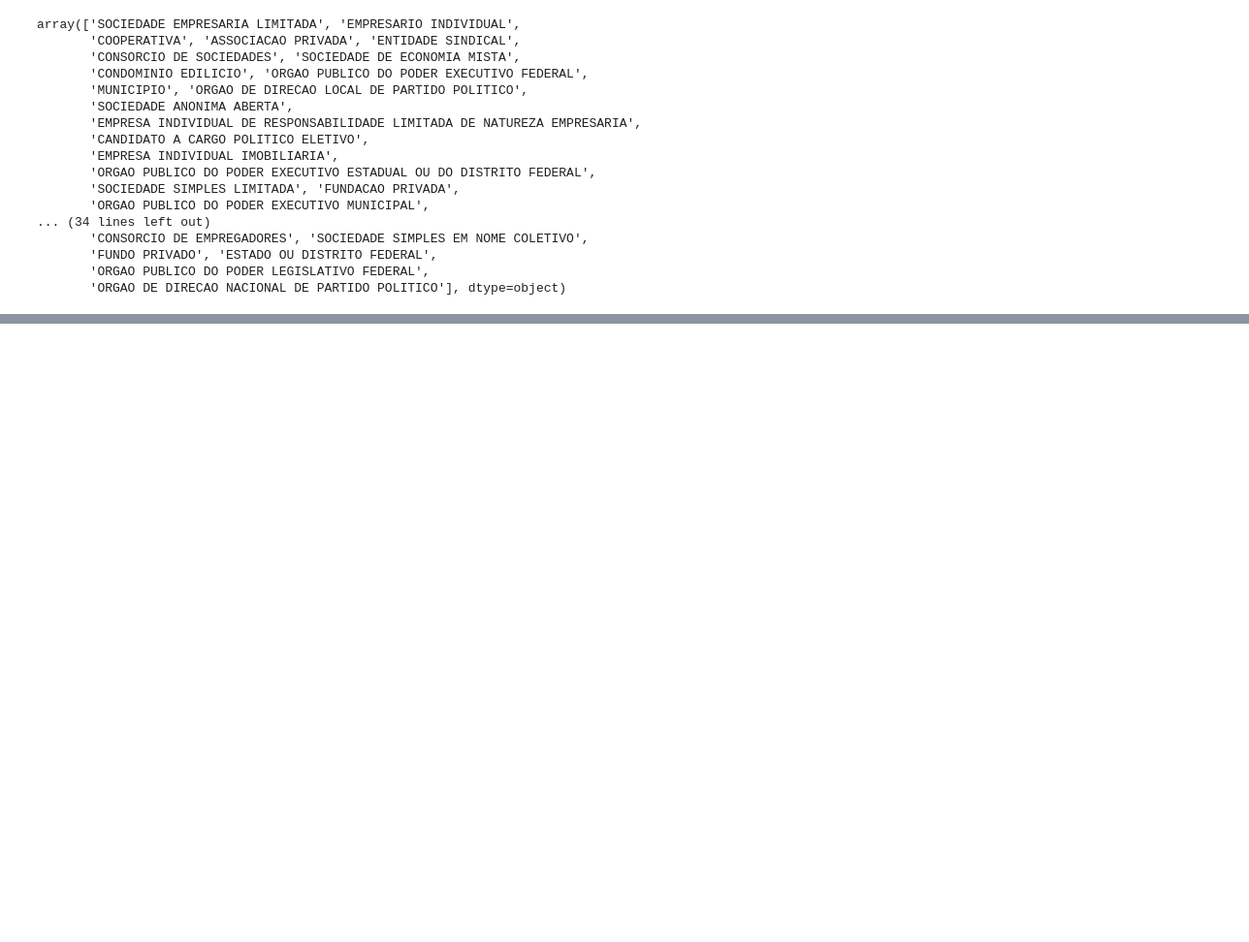
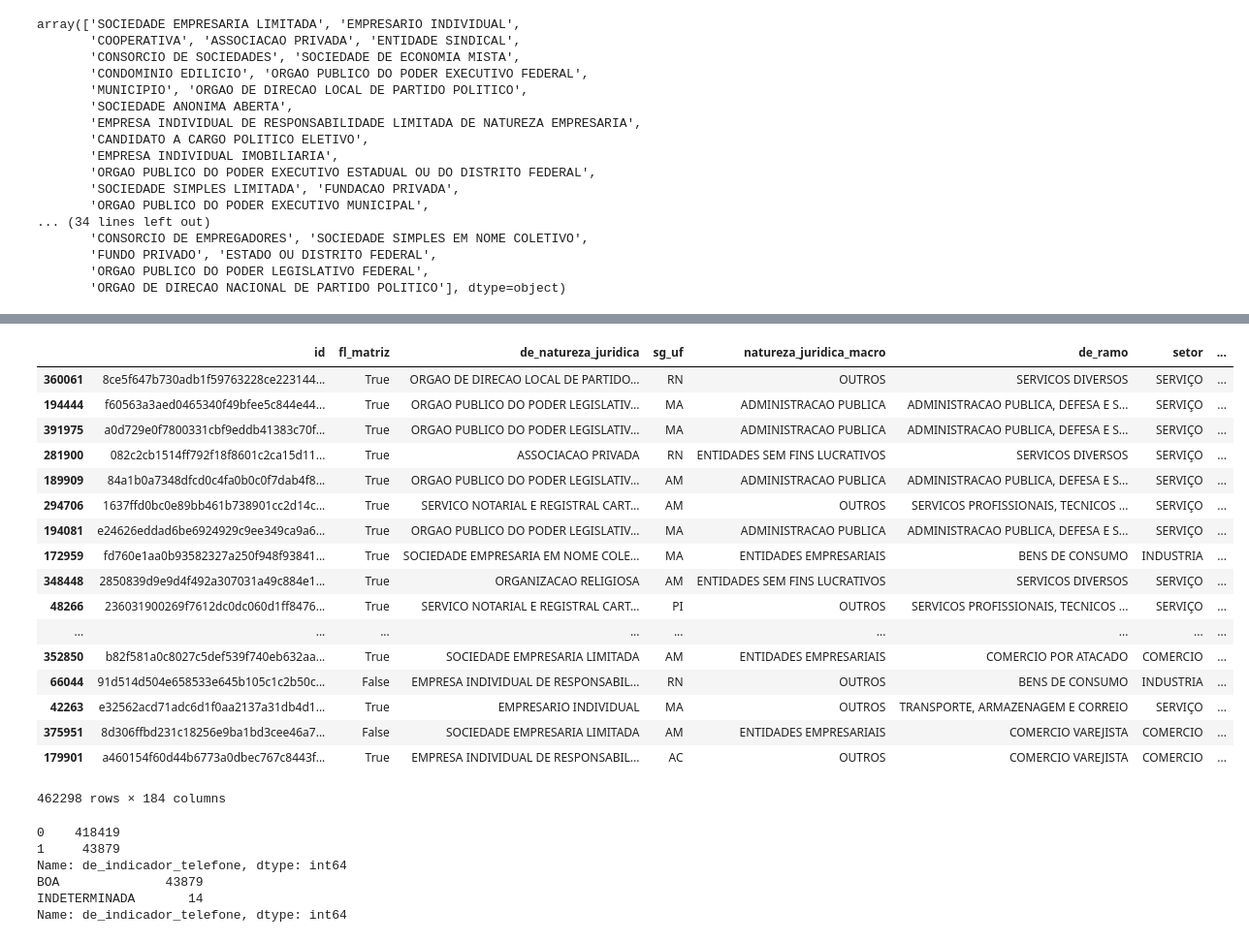
Before and after one commit to codenation-dev/squad-4-ad-data-science-1, a Jupyter notebook: analysis/pipeline.ipynb, the cells around one changed output, grey strips where cells are left out. Shown at 97% size. Drawn from its saved outputs; the diff is of its cells as text; code cells hidden in the pictures; blank space fills up the shorter version.

```diff
--- a/analysis/pipeline.ipynb
+++ b/analysis/pipeline.ipynb
@@ -126,0 +216,40 @@ array(['SOCIEDADE EMPRESARIA LIMITADA', 'EMPRESARIO INDIVIDUAL',
+# %%
+df_mkt["dt_tst"] = pd.to_numeric(pd.to_datetime(df_mkt[col]))/100000000000
+df_mkt["dt_year"] = pd.to_datetime(df_mkt[col]).dt.year
+
+
+df_mkt.sort_values("dt_situacao")
+# %% [output]
+|  | id | fl_matriz | de_natureza_juridica | sg_uf | natureza_juridica_macro | de_ramo | setor | ... |
+| 360061 | 8ce5f647b730adb1f59763228ce223144... | True | ORGAO DE DIRECAO LOCAL DE PARTIDO... | RN | OUTROS | SERVICOS DIVERSOS | SERVIÇO | ... |
+| 194444 | f60563a3aed0465340f49bfee5c844e44... | True | ORGAO PUBLICO DO PODER LEGISLATIV... | MA | ADMINISTRACAO PUBLICA | ADMINISTRACAO PUBLICA, DEFESA E S... | SERVIÇO | ... |
+| 391975 | a0d729e0f7800331cbf9eddb41383c70f... | True | ORGAO PUBLICO DO PODER LEGISLATIV... | MA | ADMINISTRACAO PUBLICA | ADMINISTRACAO PUBLICA, DEFESA E S... | SERVIÇO | ... |
+| 281900 | 082c2cb1514ff792f18f8601c2ca15d11... | True | ASSOCIACAO PRIVADA | RN | ENTIDADES SEM FINS LUCRATIVOS | SERVICOS DIVERSOS | SERVIÇO | ... |
+| 189909 | 84a1b0a7348dfcd0c4fa0b0c0f7dab4f8... | True | ORGAO PUBLICO DO PODER LEGISLATIV... | AM | ADMINISTRACAO PUBLICA | ADMINISTRACAO PUBLICA, DEFESA E S... | SERVIÇO | ... |
+| 294706 | 1637ffd0bc0e89bb461b738901cc2d14c... | True | SERVICO NOTARIAL E REGISTRAL CART... | AM | OUTROS | SERVICOS PROFISSIONAIS, TECNICOS ... | SERVIÇO | ... |
+| 194081 | e24626eddad6be6924929c9ee349ca9a6... | True | ORGAO PUBLICO DO PODER LEGISLATIV... | MA | ADMINISTRACAO PUBLICA | ADMINISTRACAO PUBLICA, DEFESA E S... | SERVIÇO | ... |
+| 172959 | fd760e1aa0b93582327a250f948f93841... | True | SOCIEDADE EMPRESARIA EM NOME COLE... | MA | ENTIDADES EMPRESARIAIS | BENS DE CONSUMO | INDUSTRIA | ... |
+| 348448 | 2850839d9e9d4f492a307031a49c884e1... | True | ORGANIZACAO RELIGIOSA | AM | ENTIDADES SEM FINS LUCRATIVOS | SERVICOS DIVERSOS | SERVIÇO | ... |
+| 48266 | 236031900269f7612dc0dc060d1ff8476... | True | SERVICO NOTARIAL E REGISTRAL CART... | PI | OUTROS | SERVICOS PROFISSIONAIS, TECNICOS ... | SERVIÇO | ... |
+| ... | ... | ... | ... | ... | ... | ... | ... | ... |
+| 352850 | b82f581a0c8027c5def539f740eb632aa... | True | SOCIEDADE EMPRESARIA LIMITADA | AM | ENTIDADES EMPRESARIAIS | COMERCIO POR ATACADO | COMERCIO | ... |
+| 66044 | 91d514d504e658533e645b105c1c2b50c... | False | EMPRESA INDIVIDUAL DE RESPONSABIL... | RN | OUTROS | BENS DE CONSUMO | INDUSTRIA | ... |
+| 42263 | e32562acd71adc6d1f0aa2137a31db4d1... | True | EMPRESARIO INDIVIDUAL | MA | OUTROS | TRANSPORTE, ARMAZENAGEM E CORREIO | SERVIÇO | ... |
+| 375951 | 8d306ffbd231c18256e9ba1bd3cee46a7... | False | SOCIEDADE EMPRESARIA LIMITADA | AM | ENTIDADES EMPRESARIAIS | COMERCIO VAREJISTA | COMERCIO | ... |
+| 179901 | a460154f60d44b6773a0dbec767c8443f... | True | EMPRESA INDIVIDUAL DE RESPONSABIL... | AC | OUTROS | COMERCIO VAREJISTA | COMERCIO | ... |
+462298 rows × 184 columns
+# %%
+import numpy as np
+dic_tel = {'BOA': 1, 'INDETERMINADA': 0, np.nan: 0}
+
+df_t = df_mkt
+
+print(df_t["de_indicador_telefone"].map(dic_tel).value_counts())
+print(df_mkt["de_indicador_telefone"].value_counts())
+# %% [output]
+0    418419
+1     43879
+Name: de_indicador_telefone, dtype: int64
+BOA              43879
+INDETERMINADA       14
+Name: de_indicador_telefone, dtype: int64
```
Also changed, not shown: parts of 9 cells of this notebook, 3 other files.
